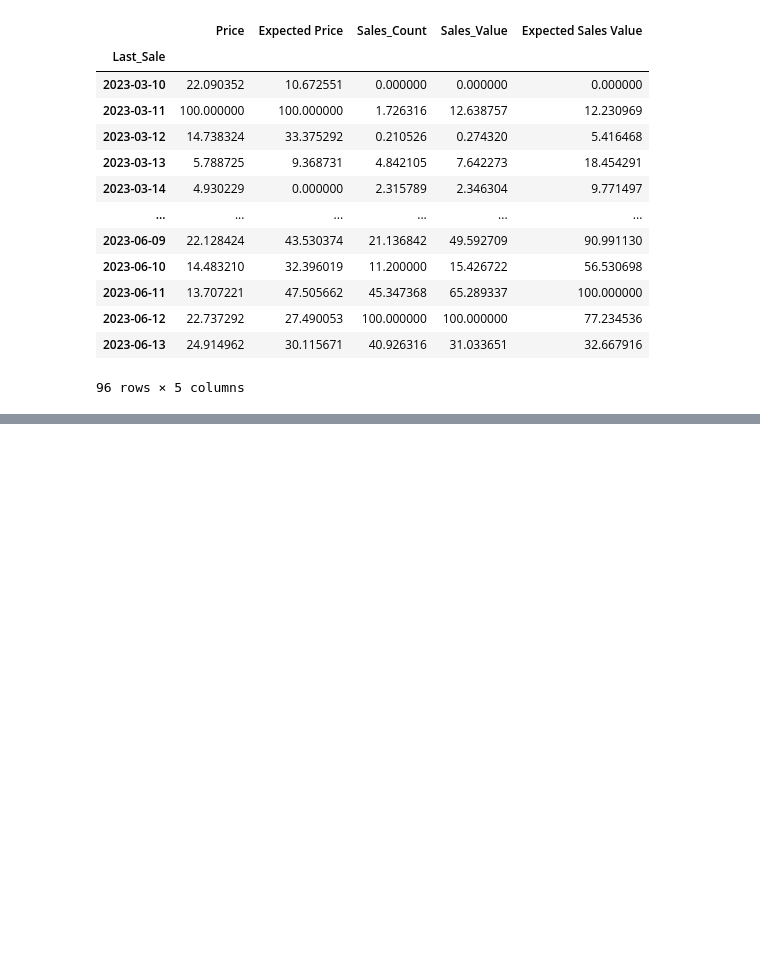
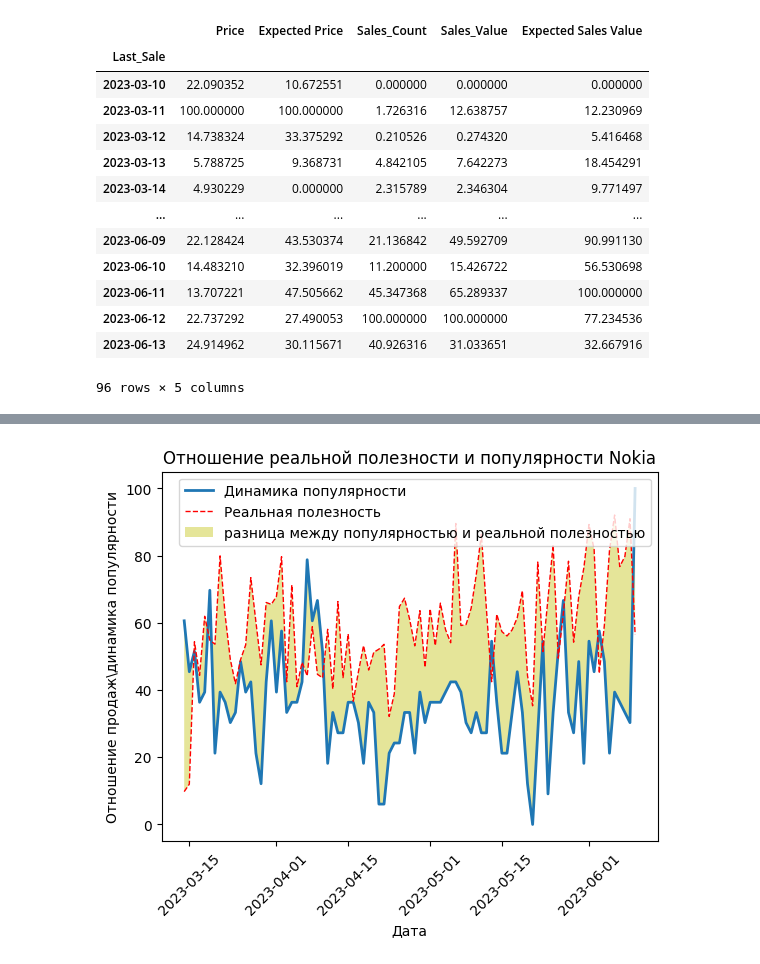
Before and after one commit to AleksKids/hedonistic-demand-from-ebay, a Jupyter notebook: ML/Using model and analyse.ipynb, the cells around one changed output, grey strips where cells are left out. Saved outputs shown, nothing was run; the diff lists cells and outputs as text; code cells hidden in the pictures; blank space fills up the shorter version.

```diff
--- a/ML/Using model and analyse.ipynb
+++ b/ML/Using model and analyse.ipynb
@@ -114,3 +114,5 @@ nokia_trends
+# %%
+nokia_trends = ((nokia_trends-nokia_trends.min(axis=0))/(nokia_trends.max(axis=0)-nokia_trends.min(axis=0)))*100
 # %%
 Nokia = target[target["Brand"] == "nokia"]
 Nokia["Last_Sale"] = pd.to_datetime(Nokia["Last_Sale"])
@@ -234,0 +174,3 @@ ax.grid()
+# %%
+grouped_Nokia_scaled = pd.merge(grouped_Nokia_scaled, nokia_trends, right_index=True, left_on="Last_Sale", how="inner")
+grouped_Nokia_scaled
@@ -234,0 +192,13 @@ ax.grid()
+# %%
+plt.title("Отношение реальной полезности и популярности Nokia")
+plt.plot(grouped_Nokia_scaled.index, grouped_Nokia_scaled["Nokia: (По всему миру)"], lw=2, label='Динамика популярности')
+plt.plot(grouped_Nokia_scaled.index, grouped_Nokia_scaled["Expected Sales Value"], lw=1, label='Реальная полезность', color='r', ls='--')
+plt.fill_between(grouped_Nokia_scaled.index, grouped_Nokia_scaled["Nokia: (По всему миру)"], grouped_Nokia_scaled["Expected Sales Value"], facecolor='y', alpha=0.4,
+                label='разница между популярностью и реальной полезностью')
+plt.xticks(rotation=45)
+plt.legend()
+plt.xlabel('Дата')
+plt.ylabel('Отношение продаж\динамика популярности')
+plt.show()
+# %% [output]
+[figure, added]
```
Also changed, not shown: parts of 19 cells of this notebook, 1 other file.
